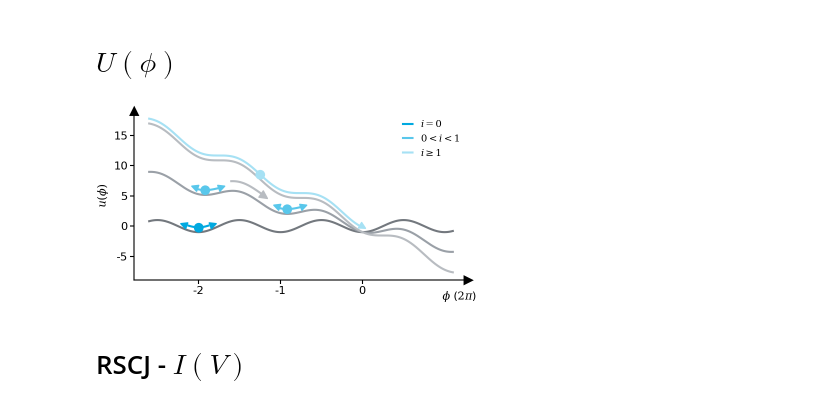
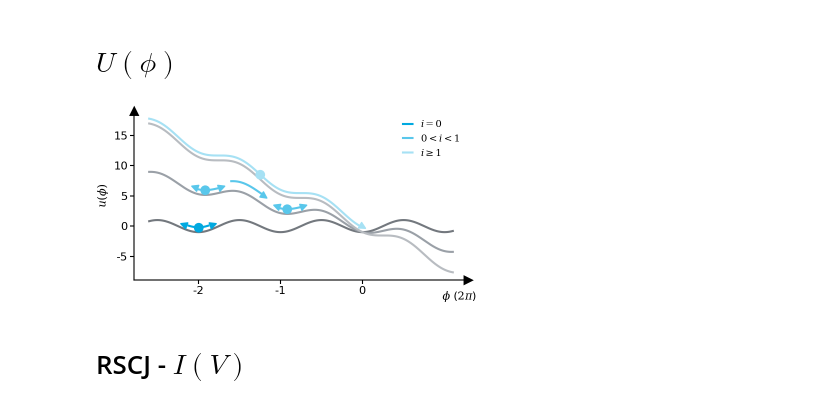
Before and after one commit to schmampf/dissertation, a Jupyter notebook: theory/macro/macro.ipynb, the cells around one changed output. Cells and saved outputs as stored; diff of their text form; code cells hidden in the pictures.

Commit message:
phase-slip colored

```diff
--- a/theory/macro/macro.ipynb
+++ b/theory/macro/macro.ipynb
@@ -456,6 +456,8 @@ fig, ax = get_figure(
 )
 
 from matplotlib.markers import MarkerStyle
+
+jump_color = seeblau65
 
 # trajectories
 ax.plot(phi, U_phi_0_move, color=seeblau100)
@@ -464,12 +466,12 @@ ax.plot(phi, U_phi_2_move, color=seeblau35)
 
 # phase slips
 ax.plot(phi, U_phi_1b_move, color=seeblau65)
-ax.plot(phi, U_phi_jump, color=seegrau35)
+ax.plot(phi, U_phi_jump, color=jump_color)
 
 # marker phase slip
 ms = MarkerStyle(">")
 ms._transform = ms.get_transform().rotate_deg(-35)
-ax.scatter([-1.2], [5], marker=ms, s=30, color=seegrau35, clip_on=False)
+ax.scatter([-1.2], [5], marker=ms, s=20, color=jump_color, clip_on=False)
 
 s = 20
 # marker stable phase
@@ -517,35 +519,36 @@ ax.scatter([0], [-0.1], marker=ms, s=s, color=seeblau35, clip_on=False)
 
 # phase particles
 ax.plot(x_ball0, y_ball0, "o", color=seeblau100, clip_on=False)
 ax.plot(x_ball1a, y_ball1a, "o", color=seeblau65, clip_on=False)
 ax.plot(x_ball1b, y_ball1b, "o", color=seeblau65, clip_on=False)
 ax.plot(x_ball2, y_ball2, "o", color=seeblau35, clip_on=False)
 
 seegraus = [seegrau80, seegrau65, seegrau35]
 for j, i in enumerate(I):
     ax.plot(phi, U_phi[:, j], color=seegraus[j], zorder=0)
 
 ax.set_xticks([-2, -1, 0])
 # ax.set_yticks([])
 ax.legend(
-    ["$i=0$", "$0<i<1$", "$i\geq 1$"],
+    ["$i=0$", "$0 < i < 1$", "$i\\geq 1$"],
+    # ["$i=0$", "$i \\in [0, 1]$", "$i\\geq 1$"],
     # title="$i=$",
     handlelength=1.0,
     loc="upper right",
     frameon=False,
     fontsize=7,
     title_fontsize=7,
     ncols=1,
     columnspacing=1.0,
 )
 
 title = "u-phi"
 xlabel = "$\\phi$ ($2\\pi$)"
 ylabel = "$u (\\phi)$"
 
 theory_layout(fig, ax, title, xlabel, ylabel)
 # %% [output]
-[figure, old version]
+[figure, new version]
 # %% [markdown]
 # RSCJ - $I(V)$
 # %%
```
Also changed, not shown: parts of 1 cell of this notebook, 2 other files.
